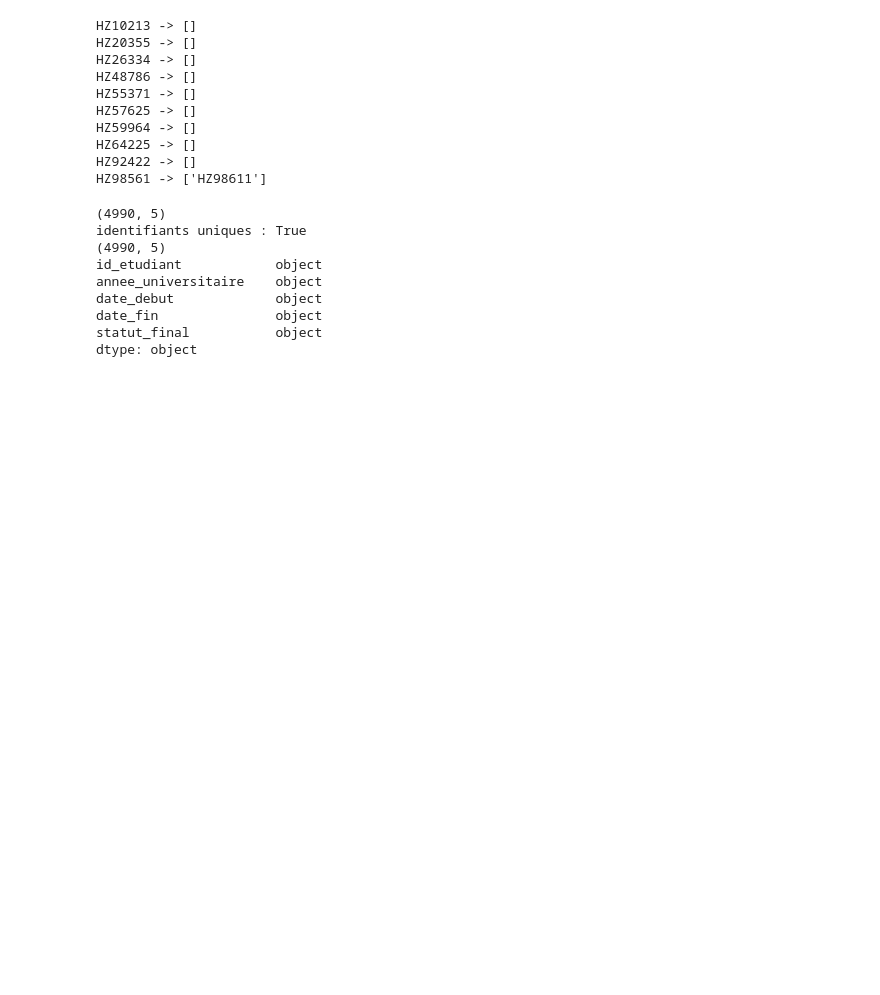
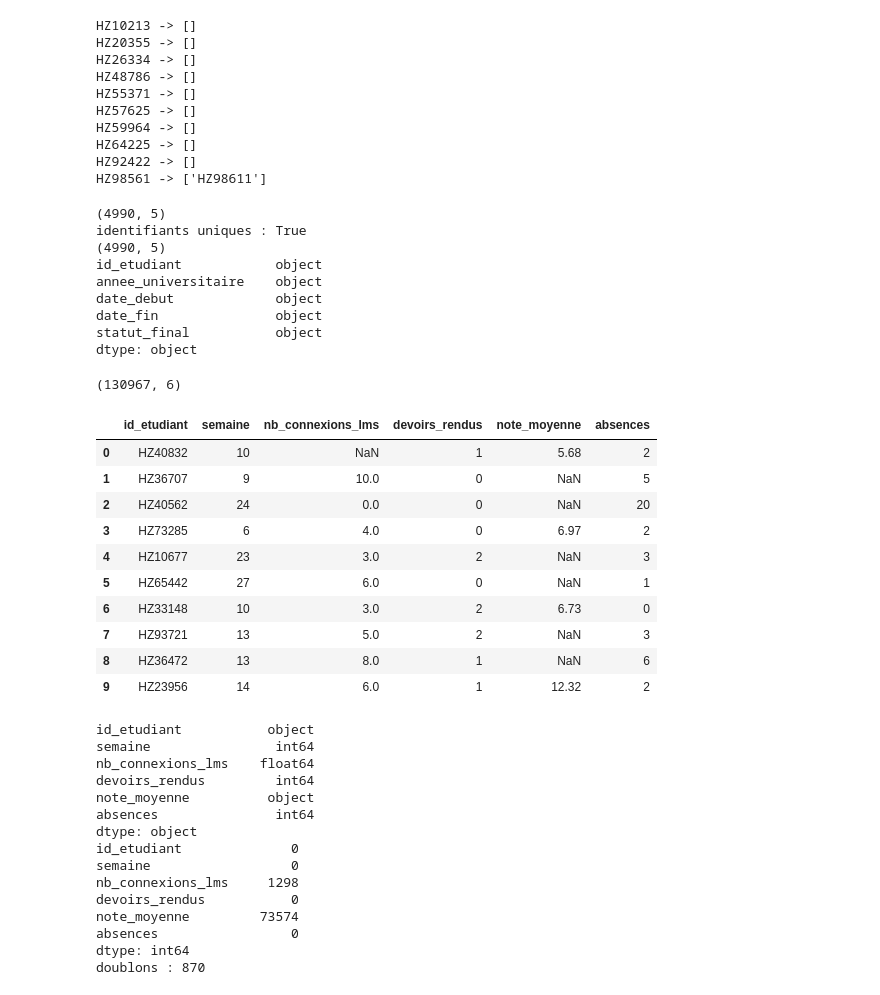
Before and after one commit to noumbethiam/horizon-decrochage-tutorat, a Jupyter notebook: notebooks/01_nettoyage.ipynb, the cells around one changed output. Cells and saved outputs as stored; diff of their text form; code cells hidden in the pictures; blank space fills up the shorter version.

Commit message:
DA-04, DA-05 : nettoyage de activite_hebdo, tutorat et messages (pseudonymisation)

```diff
--- a/notebooks/01_nettoyage.ipynb
+++ b/notebooks/01_nettoyage.ipynb
@@ -1010,3 +1010,39 @@ date_debut             object
 date_fin               object
 statut_final           object
 dtype: object
+# %%
+df_act = pd.read_csv("../data/raw/activite_hebdo.csv")
+
+print(df_act.shape)
+display(df_act.head(10))
+print(df_act.dtypes)
+print(df_act.isna().sum())
+print("doublons :", df_act.duplicated().sum())
+# %% [output]
+(130967, 6)
+|  | id_etudiant | semaine | nb_connexions_lms | devoirs_rendus | note_moyenne | absences |
+| 0 | HZ40832 | 10 | NaN | 1 | 5.68 | 2 |
+| 1 | HZ36707 | 9 | 10.0 | 0 | NaN | 5 |
+| 2 | HZ40562 | 24 | 0.0 | 0 | NaN | 20 |
+| 3 | HZ73285 | 6 | 4.0 | 0 | 6.97 | 2 |
+| 4 | HZ10677 | 23 | 3.0 | 2 | NaN | 3 |
+| 5 | HZ65442 | 27 | 6.0 | 0 | NaN | 1 |
+| 6 | HZ33148 | 10 | 3.0 | 2 | 6.73 | 0 |
+| 7 | HZ93721 | 13 | 5.0 | 2 | NaN | 3 |
+| 8 | HZ36472 | 13 | 8.0 | 1 | NaN | 6 |
+| 9 | HZ23956 | 14 | 6.0 | 1 | 12.32 | 2 |
+id_etudiant           object
+semaine                int64
+nb_connexions_lms    float64
+devoirs_rendus         int64
+note_moyenne          object
+absences               int64
+dtype: object
+id_etudiant              0
+semaine                  0
+nb_connexions_lms     1298
+devoirs_rendus           0
+note_moyenne         73574
+absences                 0
+dtype: int64
+doublons : 870
```
Also changed, not shown: parts of 10 cells of this notebook, 3 other files.
